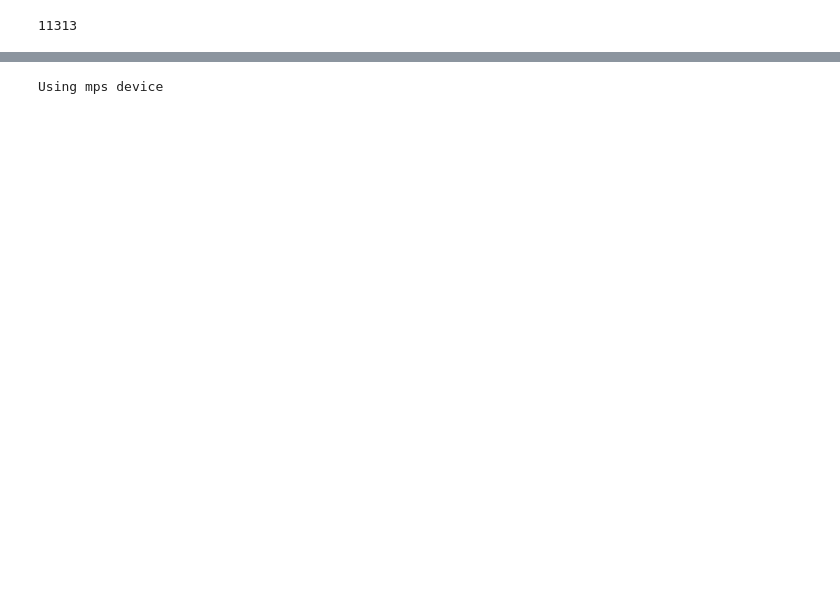
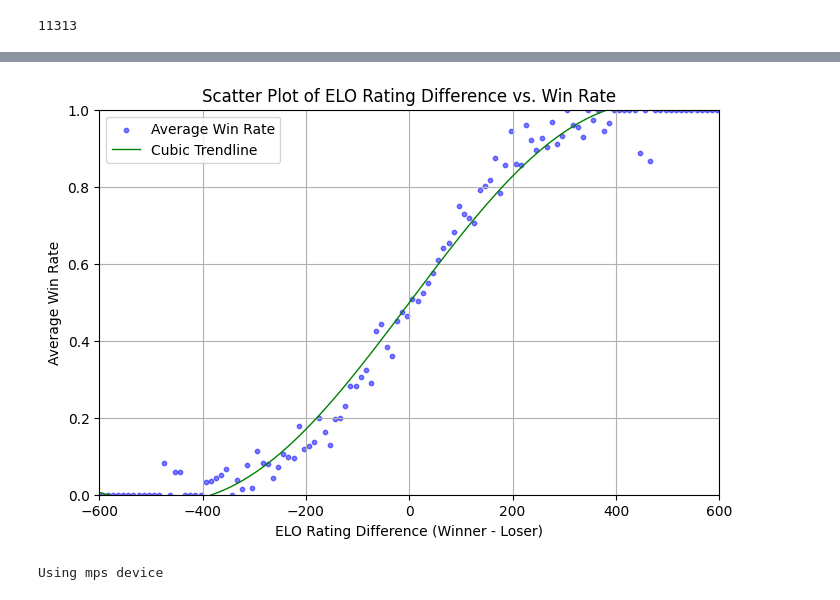
Before and after one commit to dsw225/TennisPredictionModel, a Jupyter notebook: breakpoint/tennis_analyzer_v1.ipynb, the cells around one changed output, grey strips where cells are left out. Drawn from its saved outputs; the diff is of its cells as text; code cells hidden in the pictures; blank space fills up the shorter version.

```diff
--- a/breakpoint/tennis_analyzer_v1.ipynb
+++ b/breakpoint/tennis_analyzer_v1.ipynb
@@ -115,3 +133,47 @@ plt.show()
+# %%
+plt.figure(figsize=(8, 5))
+
+df['elo_diff'] = df['a_elo_rating'] - df['b_elo_rating']
+
+# Create bins for ELO difference in intervals of 10
+bins = np.arange(df['elo_diff'].min(), df['elo_diff'].max() + 10, 10)
+labels = (bins[:-1] + bins[1:]) / 2
+df['elo_diff_bin'] = pd.cut(df['elo_diff'], bins=bins, labels=labels, include_lowest=True)
+
+# Calculate average win rate at each ELO difference bin
+average_win_rate = df.groupby('elo_diff_bin')['a_b_win'].mean().reset_index()
+average_win_rate.columns = ['elo_diff_bin', 'avg_win_rate']
+
+# Convert the bin labels to numeric values
+average_win_rate['elo_diff_bin'] = average_win_rate['elo_diff_bin'].astype(float)
+
+average_win_rate = average_win_rate[~np.isnan(average_win_rate).any(axis=1)]
+
+# Create the scatter plot
+plt.scatter(average_win_rate['elo_diff_bin'], average_win_rate['avg_win_rate'], color='blue', label='Average Win Rate', s=10, alpha=0.5)
+
+# Fit a polynomial of degree 3 to the average win rate data
+coefficients = np.polyfit(average_win_rate['elo_diff_bin'], average_win_rate['avg_win_rate'], 5)
+polynomial = np.poly1d(coefficients)
+trendline_x = np.linspace(-600, 600, 100)
+trendline_y = polynomial(trendline_x)
+plt.plot(trendline_x, trendline_y, color='green', linewidth=1, label='Cubic Trendline')
+
+# Setting the limits for x and y axis
+plt.xlim(-600, 600)
+plt.ylim(0, 1)
+
+# Adding labels and title
+plt.xlabel('ELO Rating Difference (Winner - Loser)')
+plt.ylabel('Average Win Rate')
+plt.title('Scatter Plot of ELO Rating Difference vs. Win Rate')
+plt.grid(True)
+plt.legend()
+
+# Show the plot
+plt.show()
+# %% [output]
+[figure, added]
 # %%
 device = (
     "cuda"
```
Also changed, not shown: parts of 6 cells of this notebook, 27 other files.
